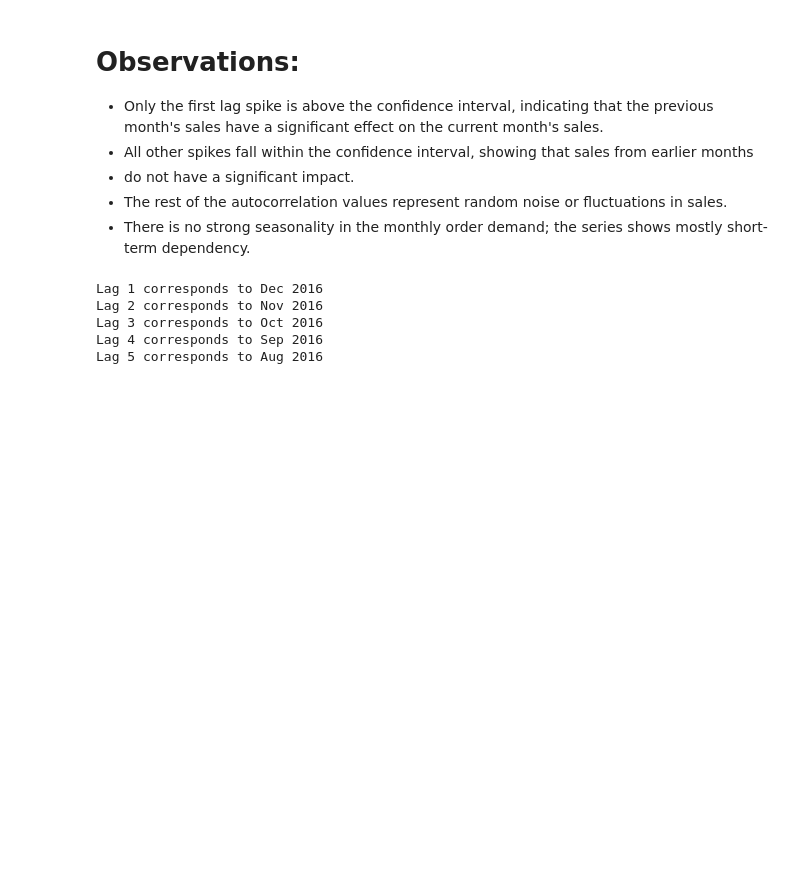
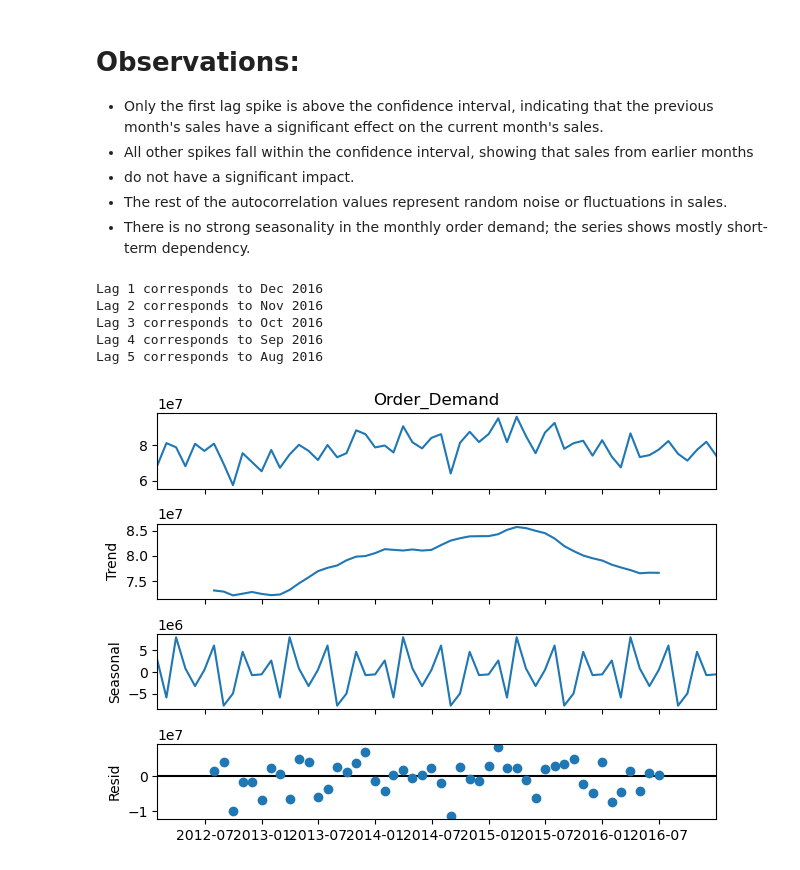
Before and after one commit to Harshit-masiwal/forecast-product-demand-project, a Jupyter notebook: forecast project.ipynb, the cells around one changed output. Saved outputs shown, nothing was run; the diff lists cells and outputs as text; code cells hidden in the pictures; blank space fills up the shorter version.

```diff
--- a/forecast project.ipynb
+++ b/forecast project.ipynb
@@ -424,3 +426,10 @@ Lag 2 corresponds to Nov 2016
 Lag 3 corresponds to Oct 2016
 Lag 4 corresponds to Sep 2016
 Lag 5 corresponds to Aug 2016
+# %%
+decomposition = sm.tsa.seasonal_decompose(monthly_data, model='additive')
+
+fig = decomposition.plot()
+plt.show()
+# %% [output]
+[figure, added]
```
Also changed, not shown: parts of 17 cells of this notebook.
